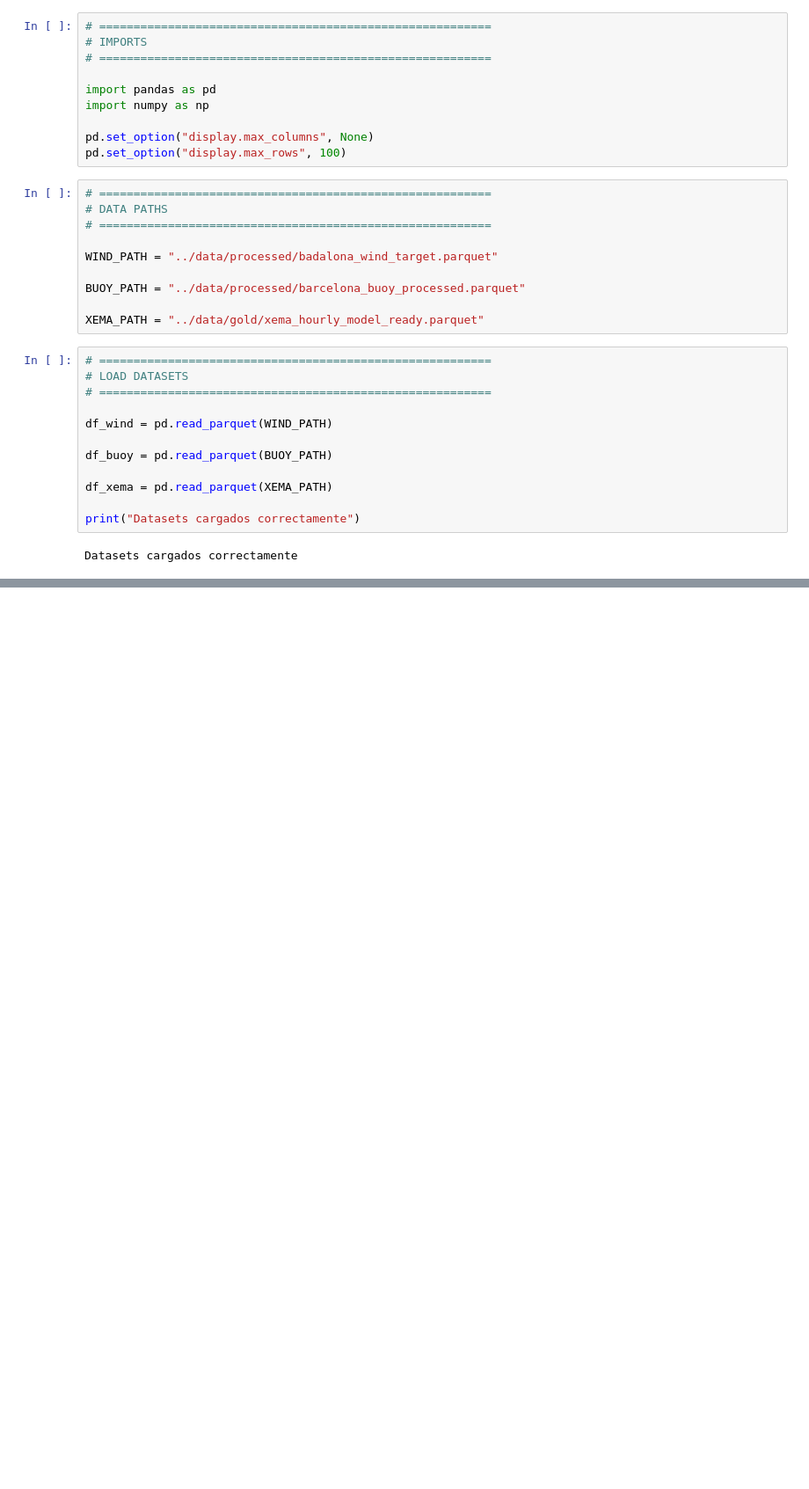
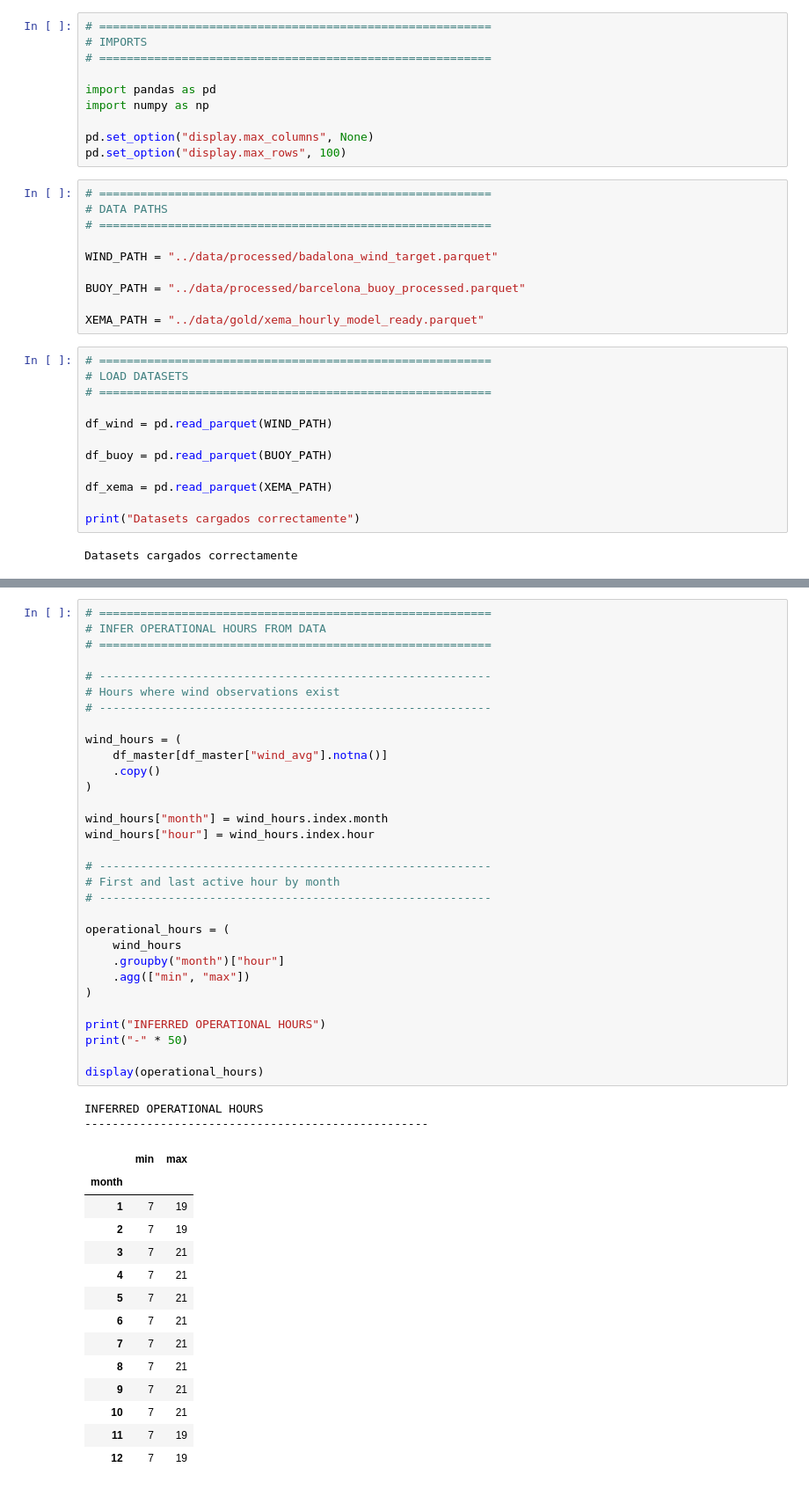
Before and after one commit to rogerloop/03_Especialitzacio, a Jupyter notebook: Project/thermal-wind-prediction/notebooks/05_Data_Integration.ipynb, the cells around one changed output, grey strips where cells are left out. Shown at 88% size. Cells and saved outputs as stored; diff of their text form; blank space fills up the shorter version.

```diff
--- a/Project/thermal-wind-prediction/notebooks/05_Data_Integration.ipynb
+++ b/Project/thermal-wind-prediction/notebooks/05_Data_Integration.ipynb
@@ -305,0 +414,48 @@ Name: datetime, dtype: timedelta64[us]
+# %%
+# =========================================================
+# INFER OPERATIONAL HOURS FROM DATA
+# =========================================================
+
+# ---------------------------------------------------------
+# Hours where wind observations exist
+# ---------------------------------------------------------
+
+wind_hours = (
+    df_master[df_master["wind_avg"].notna()]
+    .copy()
+)
+
+wind_hours["month"] = wind_hours.index.month
+wind_hours["hour"] = wind_hours.index.hour
+
+# ---------------------------------------------------------
+# First and last active hour by month
+# ---------------------------------------------------------
+
+operational_hours = (
+    wind_hours
+    .groupby("month")["hour"]
+    .agg(["min", "max"])
+)
+
+print("INFERRED OPERATIONAL HOURS")
+print("-" * 50)
+
+display(operational_hours)
+# %% [output]
+INFERRED OPERATIONAL HOURS
+--------------------------------------------------
+|  | min | max |
+| month |  |  |
+| 1 | 7 | 19 |
+| 2 | 7 | 19 |
+| 3 | 7 | 21 |
+| 4 | 7 | 21 |
+| 5 | 7 | 21 |
+| 6 | 7 | 21 |
+| 7 | 7 | 21 |
+| 8 | 7 | 21 |
+| 9 | 7 | 21 |
+| 10 | 7 | 21 |
+| 11 | 7 | 19 |
+| 12 | 7 | 19 |
```
Also changed, not shown: parts of 9 cells of this notebook, 3 other files.
